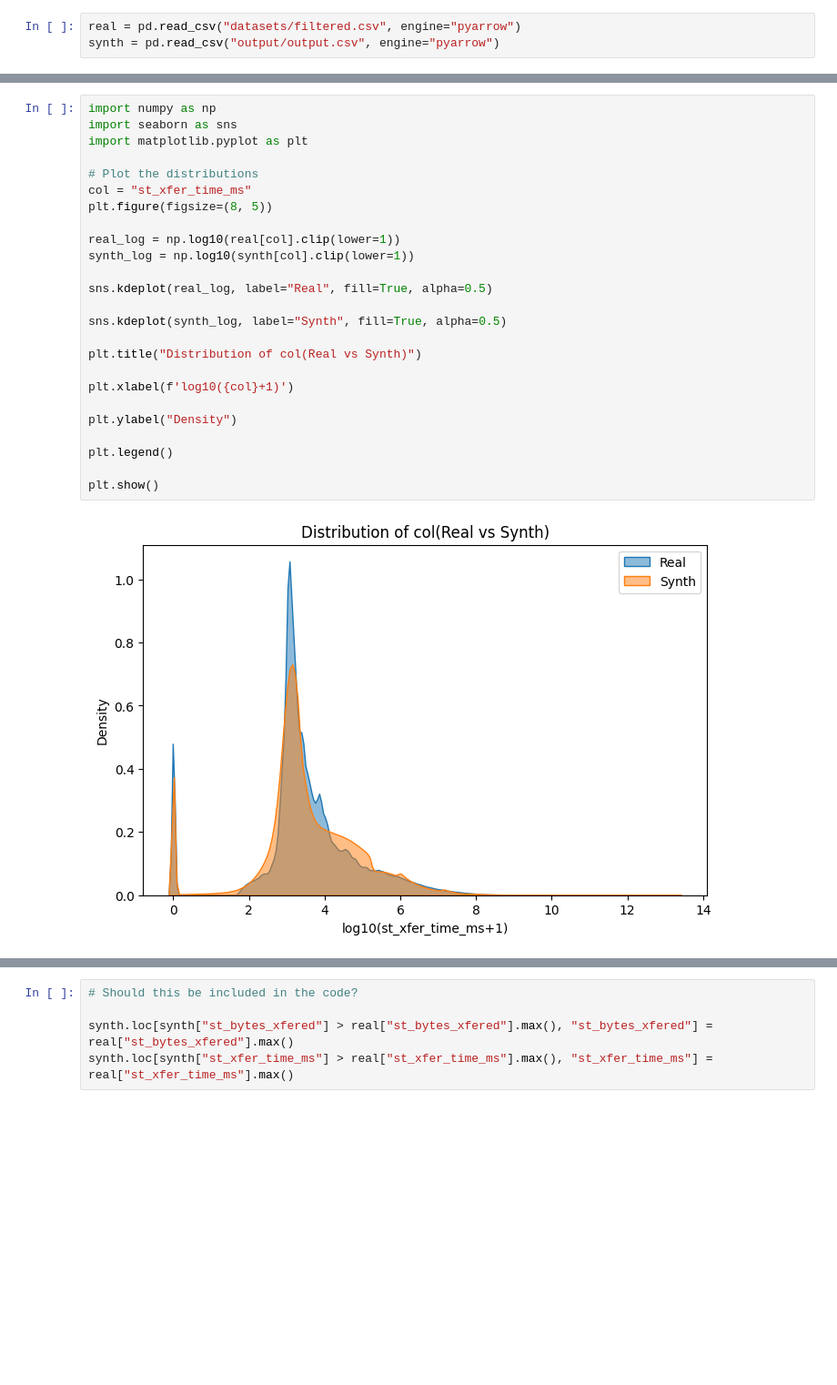
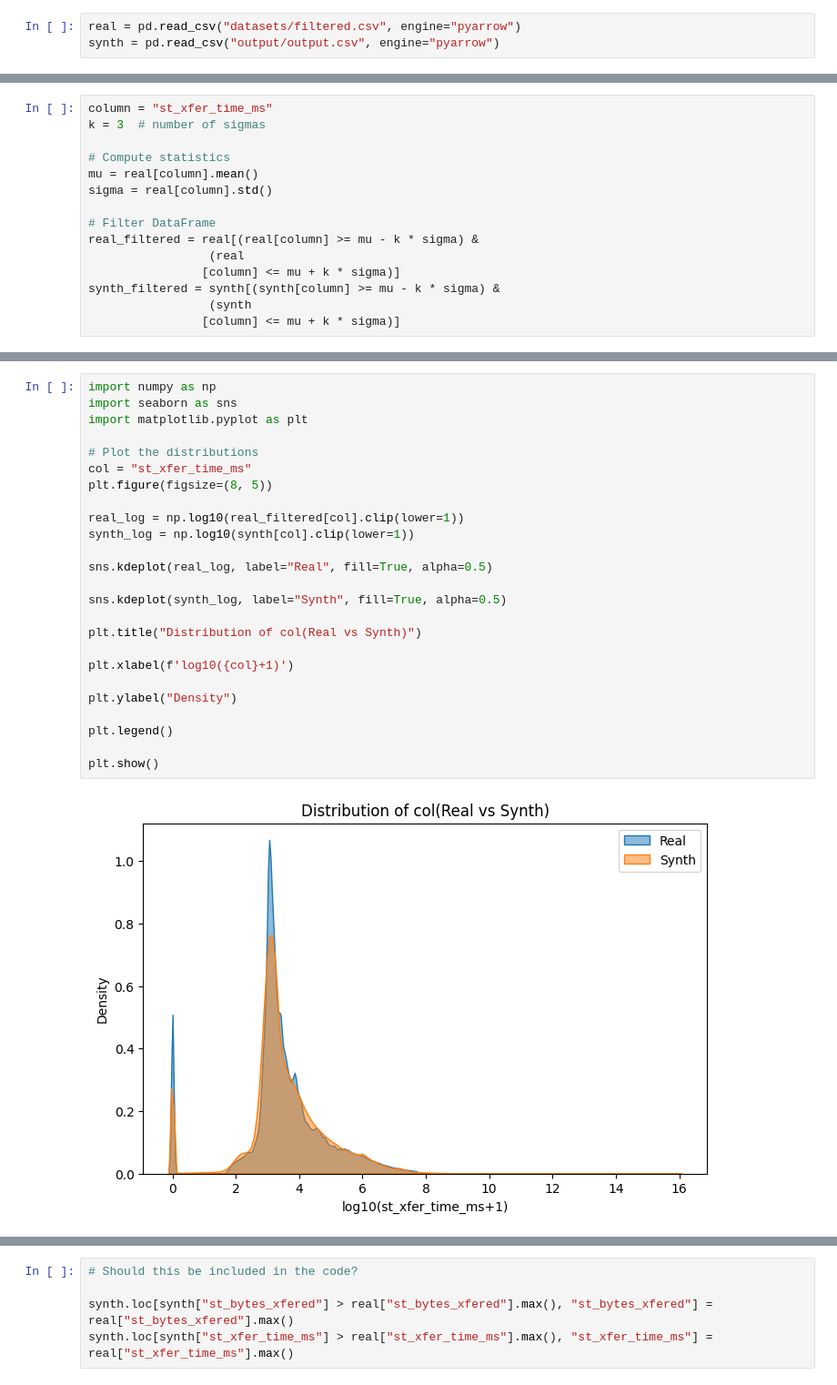
Before and after one commit to psh0078/gmm-synth-transfer, a Jupyter notebook: perf.ipynb, the cells around one changed output, grey strips where cells are left out. Shown at 91% size. Drawn from its saved outputs; the diff is of its cells as text; blank space fills up the shorter version.

```diff
--- a/perf.ipynb
+++ b/perf.ipynb
@@ -45,0 +38,15 @@ stats_synth = synth.describe().T[['mean', 'std', 'min', 'max']]
+# %%
+column = "st_xfer_time_ms"
+k = 3  # number of sigmas
+
+# Compute statistics
+mu = real[column].mean()
+sigma = real[column].std()
+
+# Filter DataFrame
+real_filtered = real[(real[column] >= mu - k * sigma) &
+                 (real
+                [column] <= mu + k * sigma)]
+synth_filtered = synth[(synth[column] >= mu - k * sigma) &
+                 (synth
+                [column] <= mu + k * sigma)]
@@ -74,30 +111,30 @@ st_xfer_time_ms  2.996782e+08  6.673380e+11        0.0  3.143808e+15
 # %%
 import numpy as np
 import seaborn as sns
 import matplotlib.pyplot as plt
 
 # Plot the distributions
 col = "st_xfer_time_ms"
 plt.figure(figsize=(8, 5))
 
-real_log = np.log10(real[col].clip(lower=1))
+real_log = np.log10(real_filtered[col].clip(lower=1))
 synth_log = np.log10(synth[col].clip(lower=1))
 
 sns.kdeplot(real_log, label="Real", fill=True, alpha=0.5)
 
 sns.kdeplot(synth_log, label="Synth", fill=True, alpha=0.5)
 
 plt.title("Distribution of col(Real vs Synth)")
 
 plt.xlabel(f'log10({col}+1)')
 
 plt.ylabel("Density")
 
 plt.legend()
 
 plt.show()
 # %% [output]
-[figure, old version]
+[figure, new version]
 # %%
 ks_results, wd_results = {}, {}
 for col in selected_cols:
```
Also changed, not shown: parts of 11 cells of this notebook, 25 other files.
